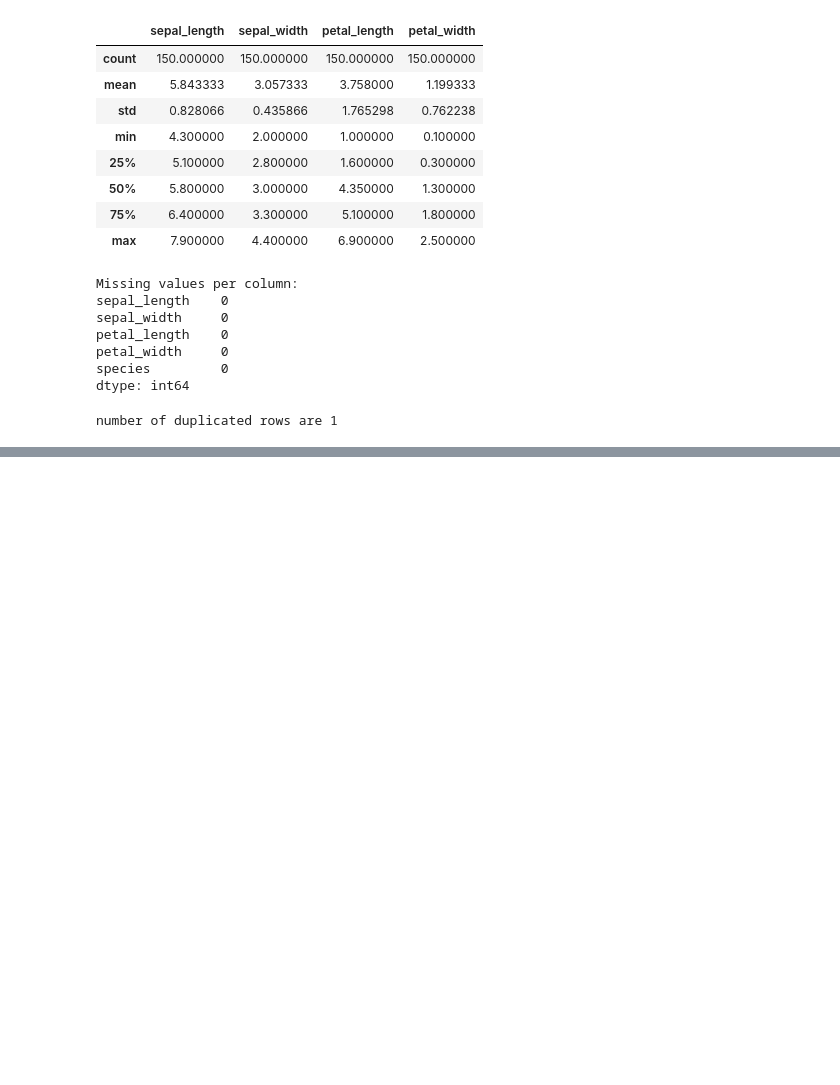
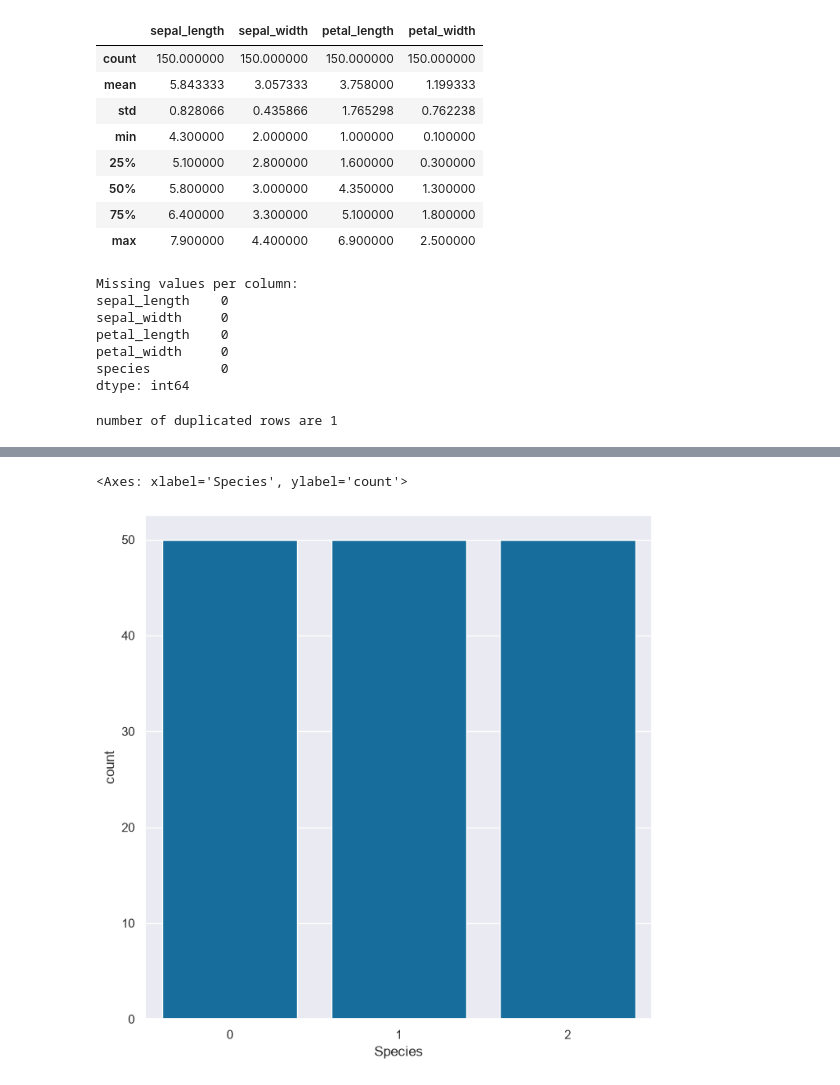
Before and after one commit to nanda8075/Nanda, a Jupyter notebook: eda.ipynb, the cells around one changed output, grey strips where cells are left out. Saved outputs shown, nothing was run; the diff lists cells and outputs as text; code cells hidden in the pictures; blank space fills up the shorter version.

```diff
--- a/eda.ipynb
+++ b/eda.ipynb
@@ -315,0 +240,3 @@ AttributeError: 'DataFrame' object has no attribute 'Species'
+# %%
+df=pd.read_csv(r"Iris.csv")
+df.head()
@@ -315,0 +349,7 @@ AttributeError: 'DataFrame' object has no attribute 'Species'
+# %%
+from sklearn.preprocessing import LabelEncoder
+le = LabelEncoder()
+df['Species'] = le.fit_transform(df['Species'])
+unique_species = df['Species'].unique()
+print("Encoded Species Values:")
+print(unique_species) # 'Iris-setosa' == 0, 'Iris-versicolor' == 1, 'Iris-virginica' == 2
@@ -315,0 +429,23 @@ AttributeError: 'DataFrame' object has no attribute 'Species'
+# %%
+import matplotlib
+import seaborn as sns
+
+sns.set(
+    context='notebook',
+    style='darkgrid',
+    palette='colorblind',
+    font='sans-serif',
+    font_scale=1
+)
+
+matplotlib.rcParams['figure.figsize'] = [8, 8]
+matplotlib.rcParams.update({'font.size': 15})
+matplotlib.rcParams['font.family'] = 'sans-serif'
+
+sns.set_style('darkgrid')
+# %%
+
+sns.countplot(x='Species',data=df)
+# %% [output]
+<Axes: xlabel='Species', ylabel='count'>
+[figure, added]
```
Also changed, not shown: parts of 53 cells of this notebook.
